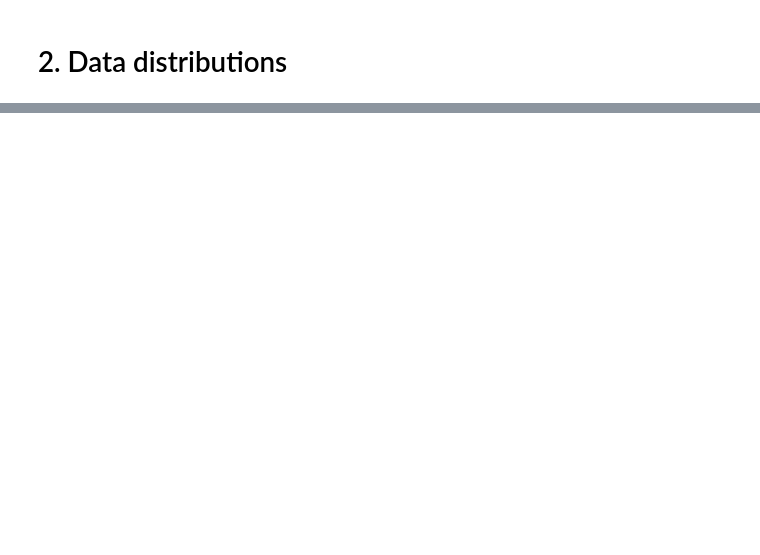
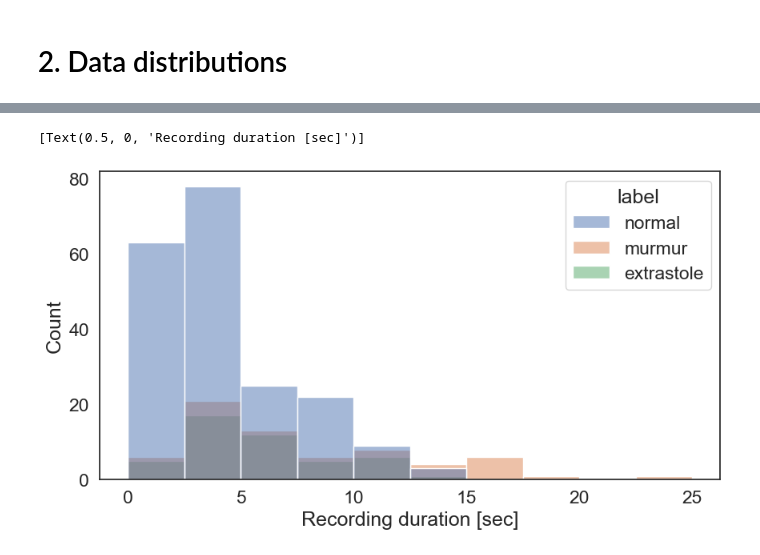
Before and after one commit to Benjamin-Walker/heart-murmur-detection, a Jupyter notebook: data_analysis.ipynb, the cells around one changed output, grey strips where cells are left out. Cells and saved outputs as stored; diff of their text form; code cells hidden in the pictures; blank space fills up the shorter version.

```diff
--- a/data_analysis.ipynb
+++ b/data_analysis.ipynb
@@ -225 +246,9 @@ sns.histplot(complete_pd.weight, bins=50)
+# %%
+# Height, weight
+fig, ax = plt.subplots(figsize=(20,14))
+sns.set(font_scale=1.8)
+sns.set_style("whitegrid")
+plt.rcParams['font.size'] = 20
+sns.scatterplot(x="weight", y="height", hue="age_group", data=complete_pd, hue_order=['Unknown', 'Adolescent', 'Child', 'Infant', 'Neonate'], s=120)
+ax.set(xlabel='Weight [kg]', ylabel='Height [cm]')
 # %%
@@ -291,0 +284,28 @@ sns.histplot(complete_pd.loc[complete_pd.murmur==1], x="num_recordings", ax=ax[3
+# %%
+# Define folders
+normal_folder = "/Users/felixkrones/python_projects/data/physionet_challenge_2022/pascal/Training B Normal"
+murmur_folder = "/Users/felixkrones/python_projects/data/physionet_challenge_2022/pascal/Btraining_murmur"
+extrastole_folder = "/Users/felixkrones/python_projects/data/physionet_challenge_2022/pascal/Btraining_extrastole/"
+output_folder_pascal = "/Users/felixkrones/python_projects/data/physionet_challenge_2022/pascal/"
+# %%
+# Get all paths
+normal_paths = [os.path.join(normal_folder, f) for f in os.listdir(normal_folder) if ".wav" in f]
+murmur_paths = [os.path.join(murmur_folder, f) for f in os.listdir(murmur_folder) if ".wav" in f]
+extrastole_paths = [os.path.join(extrastole_folder, f) for f in os.listdir(extrastole_folder) if ".wav" in f]
+# %%
+# Combine in dataframe
+df_pascal = pd.DataFrame({"path": normal_paths + murmur_paths + extrastole_paths, "label": ["normal"]*len(normal_paths) + ["murmur"]*len(murmur_paths) + ["extrastole"]*len(extrastole_paths)})
+df_pascal["rec_length"] = np.nan
+df_pascal["frequency"] = np.nan
+df_pascal["rec_duration_sec"] = np.nan
+df_pascal["recording"] = np.nan
+df_pascal["recording"] = df_pascal["recording"].astype(object)
+for i in range(len(df_pascal)):
+    recording, frequency = load_wav_file(df_pascal.path.iloc[i])
+    df_pascal["rec_length"].iloc[i] = len(recording)
+    df_pascal["frequency"].iloc[i] = frequency
+    df_pascal["rec_duration_sec"].iloc[i] = len(recording)/frequency
+    df_pascal["recording"].iloc[i] = recording
+
+# Save df
+df_pascal.to_csv(f"{output_folder_pascal}df_pascal.csv", index=False)
@@ -291,0 +327,11 @@ sns.histplot(complete_pd.loc[complete_pd.murmur==1], x="num_recordings", ax=ax[3
+# %%
+# Length
+fig, ax = plt.subplots(figsize=(10,5),nrows=1)
+sns.set(font_scale=1.5)
+sns.set_style("white")
+plt.rcParams['font.size'] = 15
+sns.histplot(df_pascal, x="rec_duration_sec", hue="label", ax=ax, stat="count", bins=[0,2.5,5,7.5,10,12.5,15,17.5,20,22.5,25])
+ax.set(xlabel='Recording duration [sec]')
+# %% [output]
+[Text(0.5, 0, 'Recording duration [sec]')]
+[figure, added]
```
Also changed, not shown: parts of 36 cells of this notebook, 12 other files.
